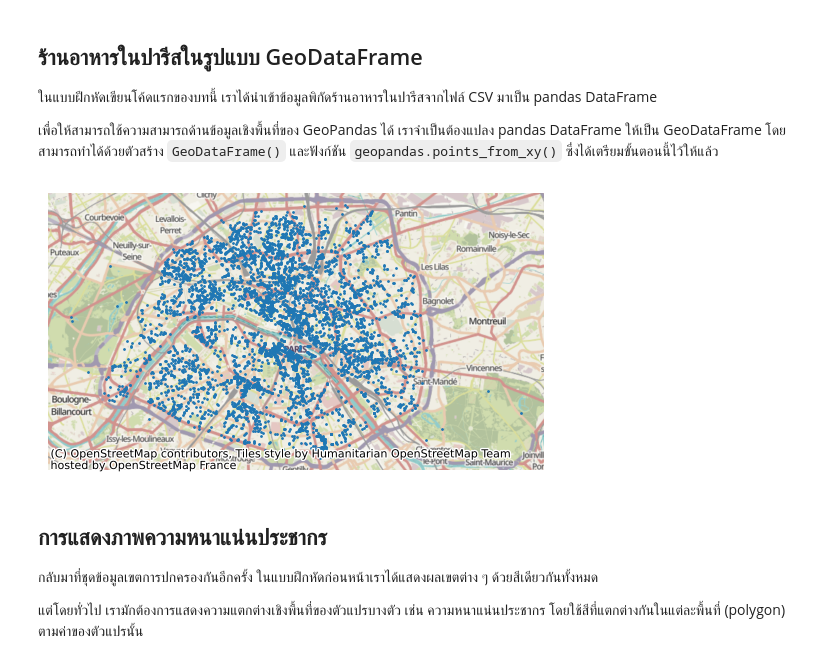
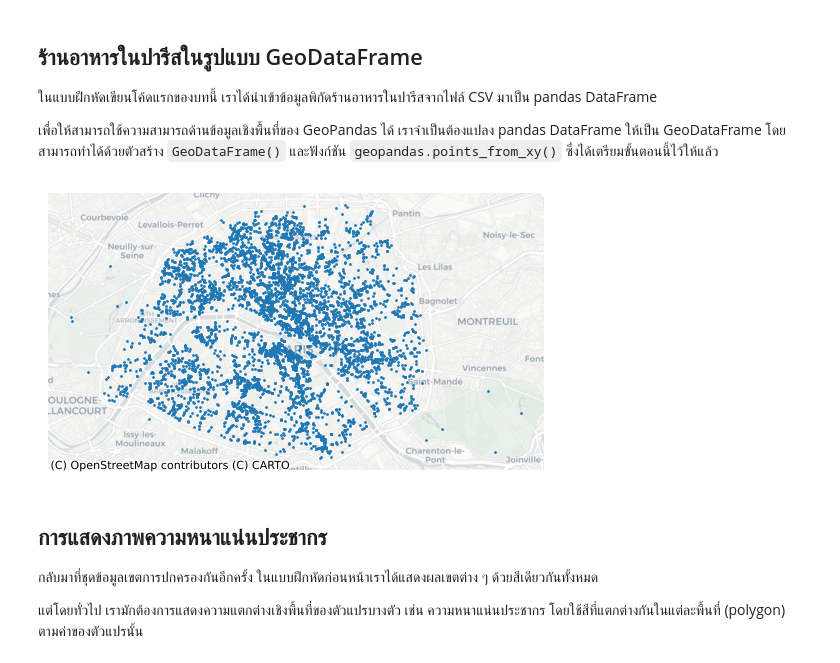
Before and after one commit to master0slave/basic-geo-spatial-analysis, a Jupyter notebook: notebooks/ch01/nb-geospatial-vector-data.ipynb, the cells around one changed output. Drawn from its saved outputs; the diff is of its cells as text; code cells hidden in the pictures.

```diff
--- a/notebooks/ch01/nb-geospatial-vector-data.ipynb
+++ b/notebooks/ch01/nb-geospatial-vector-data.ipynb
@@ -42,6 +42,7 @@ import contextily as ctx
 # A figure of all restaurants with background
 fig, ax = plt.subplots()
 ax.plot(restaurants['x'], restaurants['y'], 'o', markersize=1)
-ctx.add_basemap(ax)
+# ctx.add_basemap(ax, source=ctx.providers.OpenStreetMap.Mapnik)
+ctx.add_basemap(ax, source=ctx.providers.CartoDB.Positron)
 plt.show()
 # %% [output]
@@ -126,26 +132,26 @@ Length: 80, dtype: float64
 # %%
 # Read the restaurants csv file into a DataFrame
 df = pd.read_csv("../../data/raw/paris_restaurants.csv")
 
 # Convert it to a GeoDataFrame
 # 2) สร้าง GeoDataFrame พร้อมกำหนด CRS ที่ถูกต้อง (EPSG:3857)
 restaurants_3857 = gpd.GeoDataFrame(
     df,
     geometry=gpd.points_from_xy(df.x, df.y),
     crs="EPSG:3857"
 )
 
 # 3) แปลงไป WGS84 แล้วค่อย export เป็น GeoJSON (มาตรฐานทั่วไป)
 restaurants_4326 = restaurants_3857.to_crs("EPSG:4326")
 restaurants_4326.to_file("../../data/processed/paris_restaurants.geojson", driver="GeoJSON")
 
 # 4) Plot พร้อม basemap (ต้องใช้ 3857)
 ax = restaurants_3857.plot(markersize=1)
-ctx.add_basemap(ax, crs=restaurants_3857.crs)
+ctx.add_basemap(ax, crs=restaurants_3857.crs, source=ctx.providers.CartoDB.Positron)
 ax.set_axis_off()
 plt.show()
 # %% [output]
-[figure, old version]
+[figure, new version]
 # %% [markdown]
 ## การแสดงภาพความหนาแน่นประชากร
 
```
Also changed, not shown: parts of 4 cells of this notebook, 1 other file.
